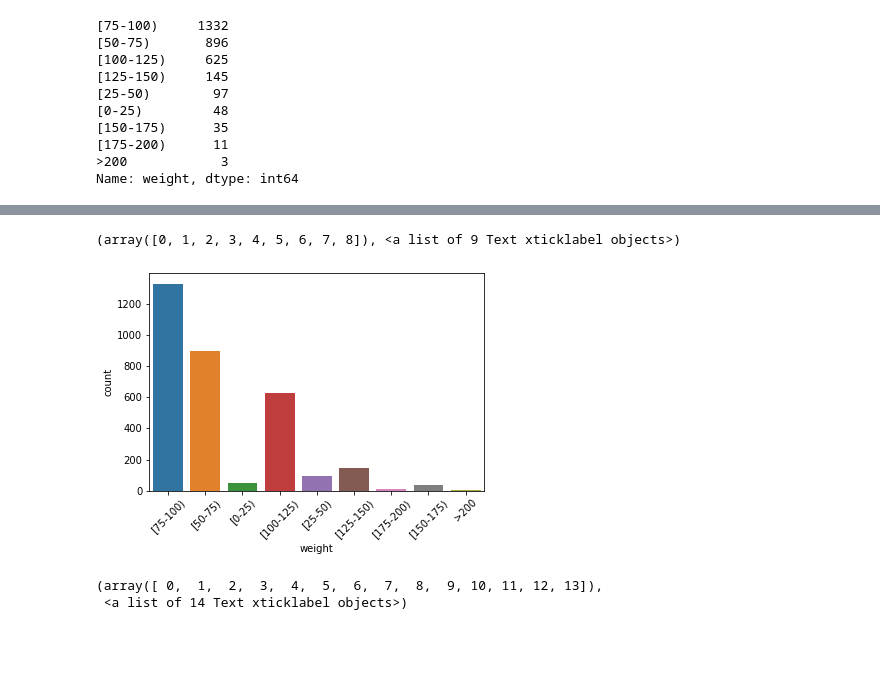
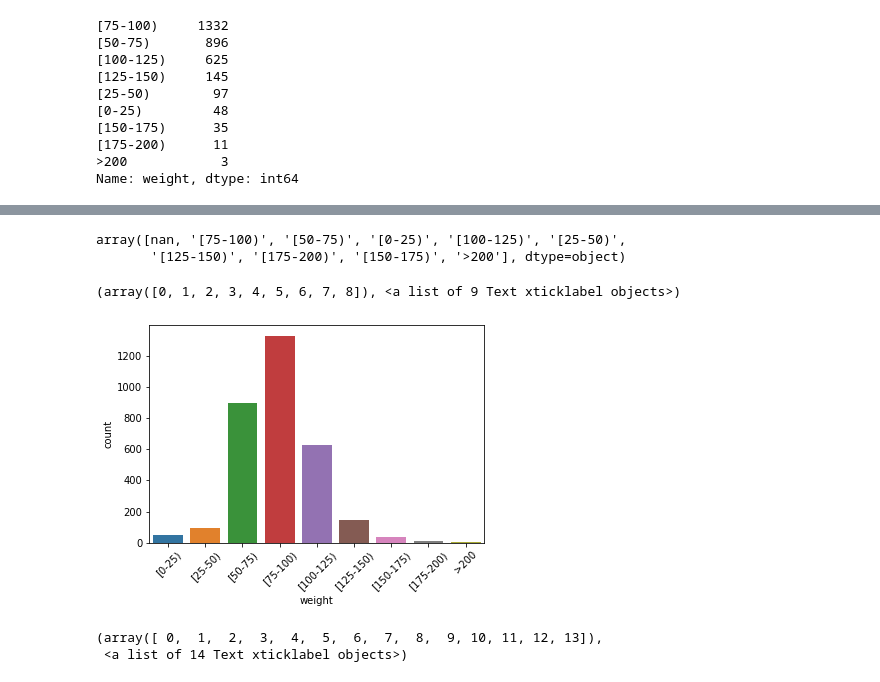
Before and after one commit to thinkful-dsi-axolotl/student_pair_work, a Jupyter notebook: Riley-Andrei/data_clean.ipynb, the cells around one changed output, grey strips where cells are left out. Cells and saved outputs as stored; diff of their text form; code cells hidden in the pictures; blank space fills up the shorter version.

```diff
--- a/Riley-Andrei/data_clean.ipynb
+++ b/Riley-Andrei/data_clean.ipynb
@@ -95,12 +94,17 @@ diabetesMed                 101766 non-null object
 readmitted                  101766 non-null object
 dtypes: float64(1), object(49)
 memory usage: 38.8+ MB
+# %%
+df['weight'].unique()
+# %% [output]
+array([nan, '[75-100)', '[50-75)', '[0-25)', '[100-125)', '[25-50)',
+       '[125-150)', '[175-200)', '[150-175)', '>200'], dtype=object)
 # %%
-sns.countplot(df['weight'])
+sns.countplot(df['weight'], order = ['[0-25)','[25-50)','[50-75)','[75-100)','[100-125)', '[125-150)','[150-175)','[175-200)','>200'])
 plt.xticks(rotation=45)
 # %% [output]
 (array([0, 1, 2, 3, 4, 5, 6, 7, 8]), <a list of 9 Text xticklabel objects>)
-[figure, old version]
+[figure, new version]
 # %%
 sns.countplot(df['time_in_hospital'])
 plt.xticks(rotation=45)
```
Also changed, not shown: parts of 1 cell of this notebook.
